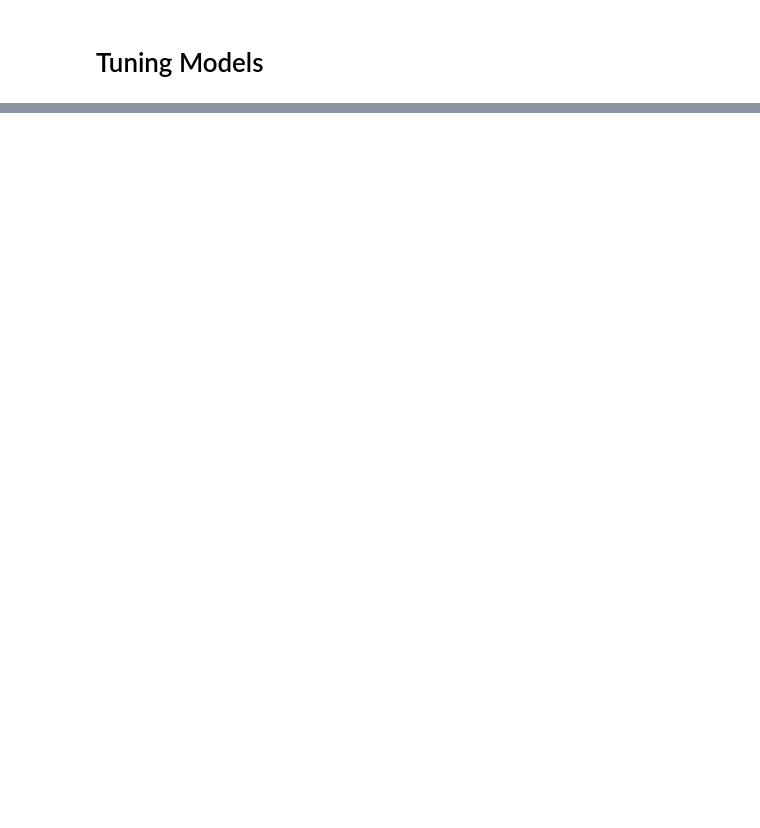
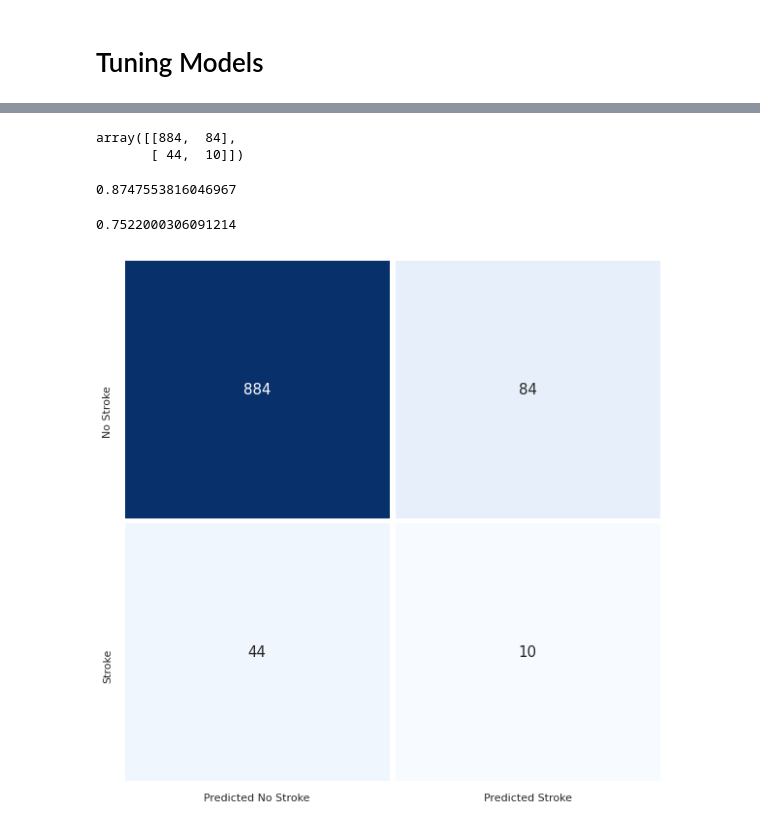
Before and after one commit to PrakritiAilavadi/Kaggle, a Jupyter notebook: stroke-prediction-eda-modelling.ipynb, the cells around one changed output, grey strips where cells are left out. Cells and saved outputs as stored; diff of their text form; code cells hidden in the pictures; blank space fills up the shorter version.

```diff
--- a/stroke-prediction-eda-modelling.ipynb
+++ b/stroke-prediction-eda-modelling.ipynb
@@ -782,0 +929,6 @@ df_results
+# %%
+classifier = XGBClassifier(eval_metric = 'error', use_label_encoder = False, learning_rate = 0.1)
+classifier.fit(x_train_res, y_train_res)
+y_pred = classifier.predict(x_test)
+y_prob = classifier.predict_proba(x_test)[:,1]
+cm = confusion_matrix(y_test, y_pred)
@@ -782,0 +948,24 @@ df_results
+# %%
+cm
+# %% [output]
+array([[884,  84],
+       [ 44,  10]])
+# %%
+accuracy_score(y_test, y_pred)
+# %% [output]
+0.8747553816046967
+# %%
+# ROC AUC curve
+false_positive_rate, true_positive_rate, thresholds = roc_curve(y_test, y_prob)
+roc_auc_score = auc(false_positive_rate, true_positive_rate)
+roc_auc_score
+# %% [output]
+0.7522000306091214
+# %%
+## Visualization - Confusion Matrix
+plt.figure(figsize = (10,10))
+sns.heatmap(cm, cmap = "Blues", annot = True, fmt = 'd', linewidth = 5, cbar = False, annot_kws = {'fontsize': 15},
+           xticklabels = ['Predicted No Stroke', 'Predicted Stroke'], yticklabels = ['No Stroke', 'Stroke'])
+plt.show()
+# %% [output]
+[figure, added]
```
Also changed, not shown: parts of 21 cells of this notebook.
